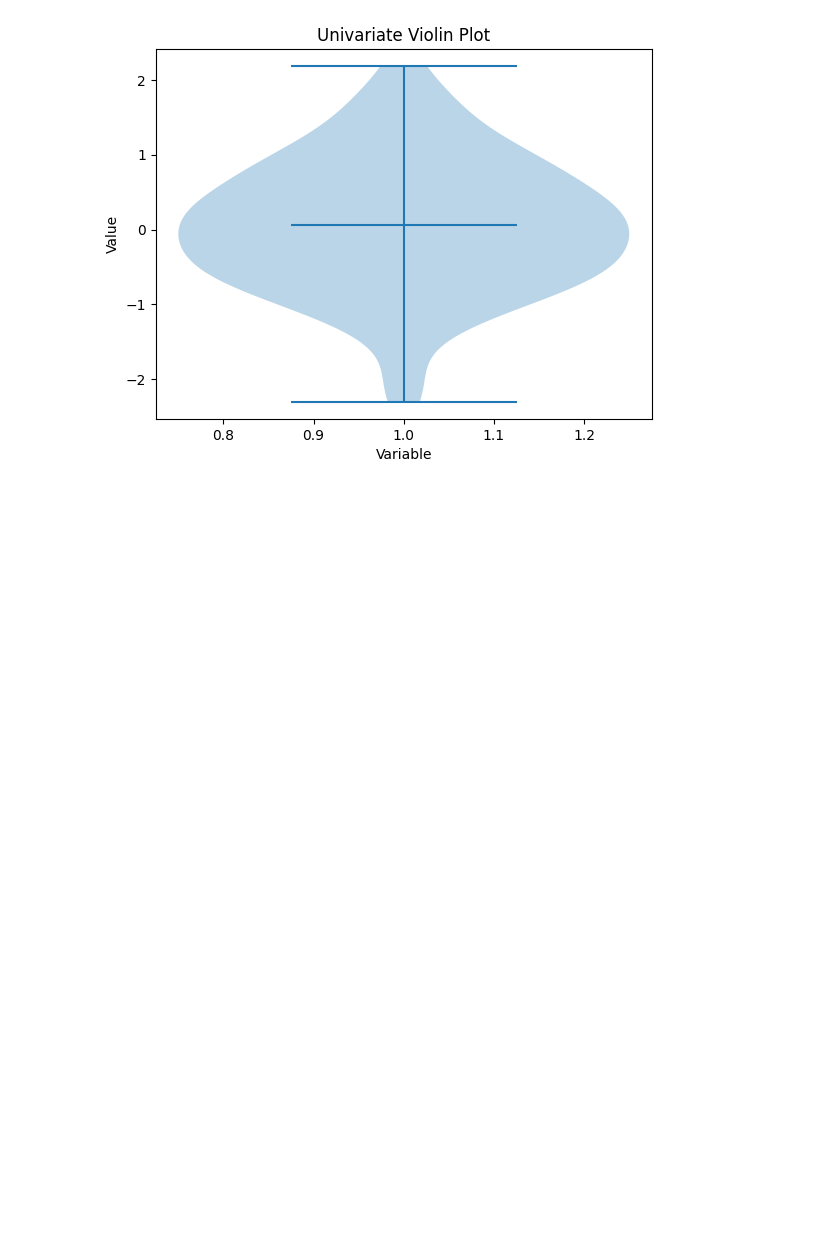
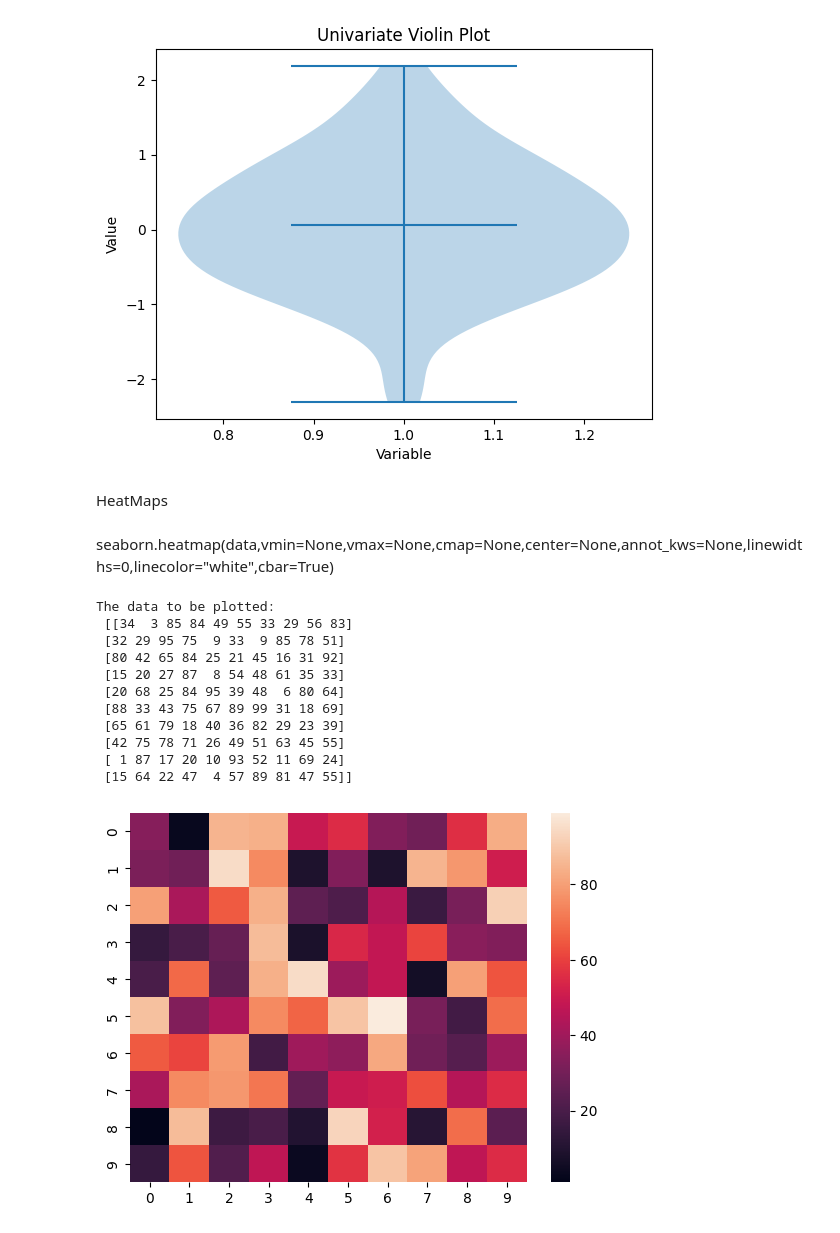
Before and after one commit to Chetana10r/Python_for_DS, a Jupyter notebook: Visualization.ipynb, the cells around one changed output. Saved outputs shown, nothing was run; the diff lists cells and outputs as text; code cells hidden in the pictures; blank space fills up the shorter version.

```diff
--- a/Visualization.ipynb
+++ b/Visualization.ipynb
@@ -589,3 +567,38 @@ plt.title('Univariate Violin Plot')
 plt.show()
 # %% [output]
 [figure]
+# %% [markdown]
+HeatMaps
+# %% [markdown]
+seaborn.heatmap(data,vmin=None,vmax=None,cmap=None,center=None,annot_kws=None,linewidths=0,linecolor="white",cbar=True)
+# %%
+import numpy as np
+import seaborn as sn
+import matplotlib.pyplot as plt
+
+#generating 2-D 10*10 matrix of random numbers
+# from 1 to 100
+
+data=np.random.randint(low=1,high=100,size=(10,10))
+
+print("The data to be plotted: \n",data)
+
+#plotting the heatmap
+
+hm=sn.heatmap(data=data)
+
+#displaying the plotted heatmap
+plt.show()
+# %% [output]
+The data to be plotted:
+ [[34  3 85 84 49 55 33 29 56 83]
+ [32 29 95 75  9 33  9 85 78 51]
+ [80 42 65 84 25 21 45 16 31 92]
+ [15 20 27 87  8 54 48 61 35 33]
+ [20 68 25 84 95 39 48  6 80 64]
+ [88 33 43 75 67 89 99 31 18 69]
+ [65 61 79 18 40 36 82 29 23 39]
+ [42 75 78 71 26 49 51 63 45 55]
+ [ 1 87 17 20 10 93 52 11 69 24]
+ [15 64 22 47  4 57 89 81 47 55]]
+[figure, added]
```
Also changed, not shown: parts of 22 cells of this notebook, 3 other files.
